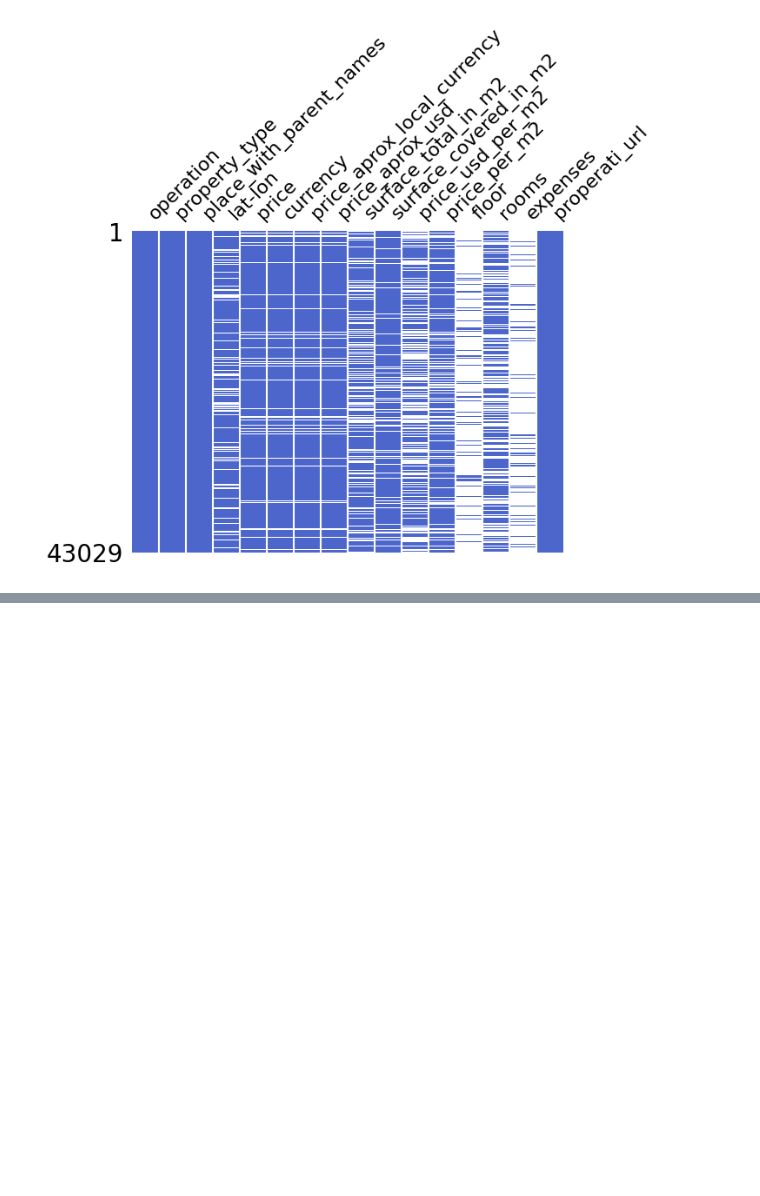
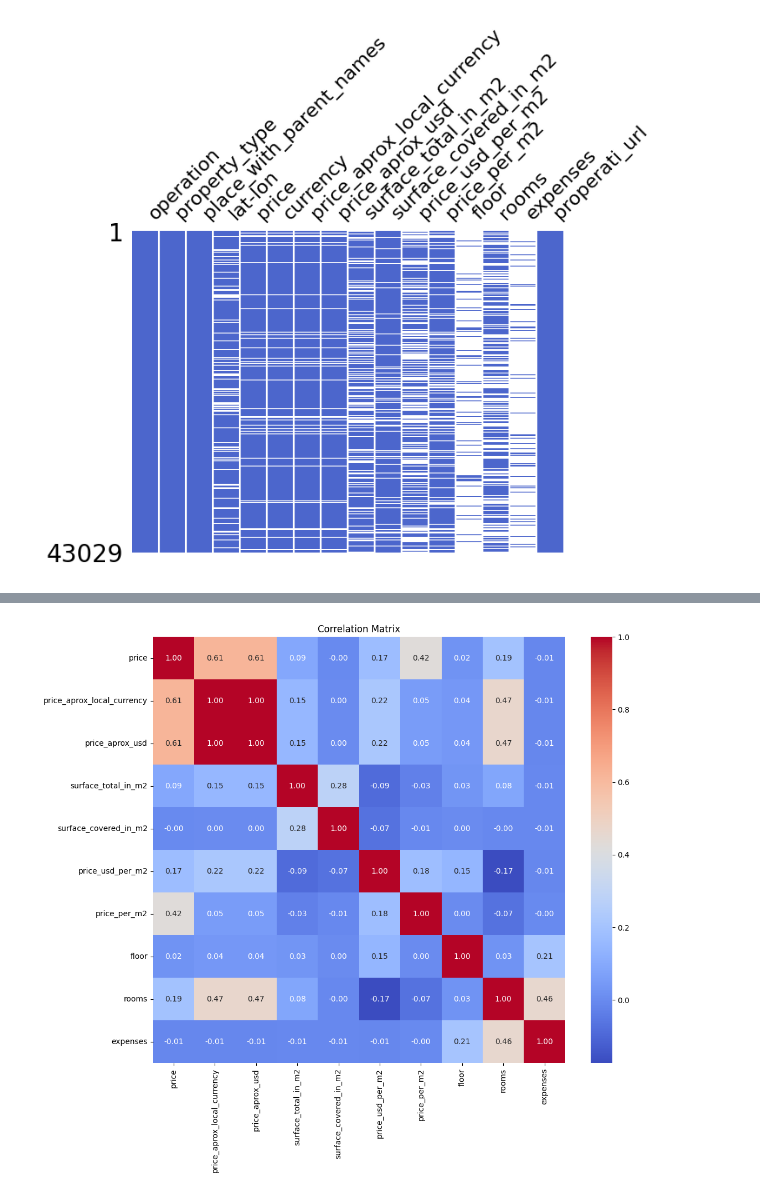
Before and after one commit to nayeem29dse/Predicting-Housing-Prices-in-Buenos-Aires-with-Linear-Regression, a Jupyter notebook: prediction_model.ipynb, the cells around one changed output, grey strips where cells are left out. Cells and saved outputs as stored; diff of their text form; code cells hidden in the pictures; blank space fills up the shorter version.

```diff
--- a/prediction_model.ipynb
+++ b/prediction_model.ipynb
@@ -185,0 +191,11 @@ plt.show()
+# %%
+# Calculate correlation matrix for numeric columns
+corr_matrix = df.select_dtypes(include='number').corr()  # <--- .corr()
+
+# Plot heatmap
+fig, ax = plt.subplots(figsize=(12, 10))
+sns.heatmap(corr_matrix, annot=True, fmt='.2f', cmap='coolwarm', ax=ax)
+ax.set_title('Correlation Matrix')
+plt.show()
+# %% [output]
+[figure, added]
```
Also changed, not shown: parts of 2 cells of this notebook.
